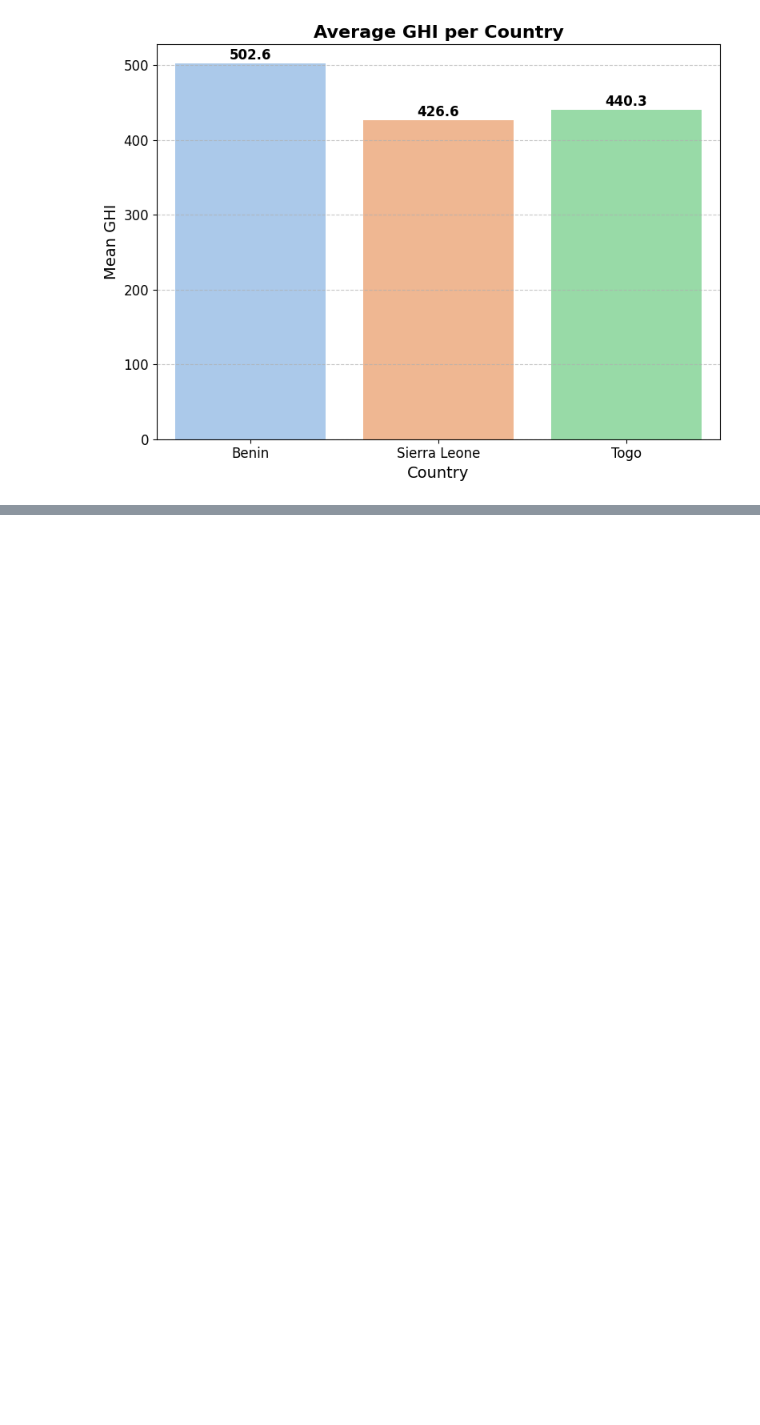
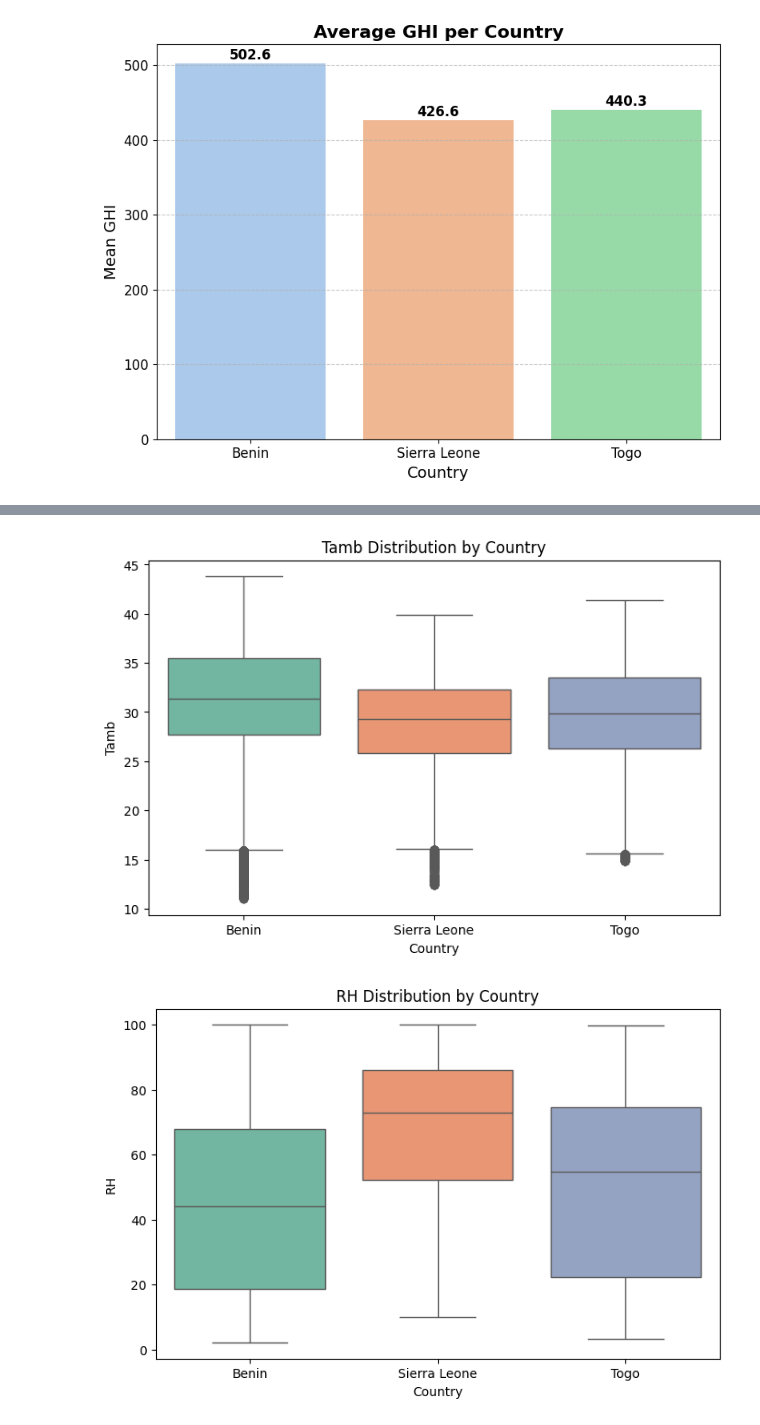
Before and after one commit to estif-lul/solar-challenge-week0, a Jupyter notebook: src/notebooks/compare_countries.ipynb, the cells around one changed output, grey strips where cells are left out. Cells and saved outputs as stored; diff of their text form; code cells hidden in the pictures; blank space fills up the shorter version.

```diff
--- a/src/notebooks/compare_countries.ipynb
+++ b/src/notebooks/compare_countries.ipynb
@@ -106,0 +131,4 @@ plt.show()
+# %%
+env_vars = ["Tamb", "RH", "WS"]
+env_summary = df_combined.groupby("Country")[env_vars].agg(["mean", "median", "std"]).reset_index()
+env_summary
@@ -106,0 +141,11 @@ plt.show()
+# %%
+for var in env_vars:
+    plt.figure(figsize=(8, 5))
+    sns.boxplot(x="Country", y=var, hue='Country', data=df_combined, palette="Set2", legend=False)
+    plt.title(f"{var} Distribution by Country")
+    plt.ylabel(var)
+    plt.xlabel("Country")
+    plt.show()
+# %% [output]
+[figure, added]
+[figure, added]
```
Also changed, not shown: parts of 5 cells of this notebook, 8 other files.
